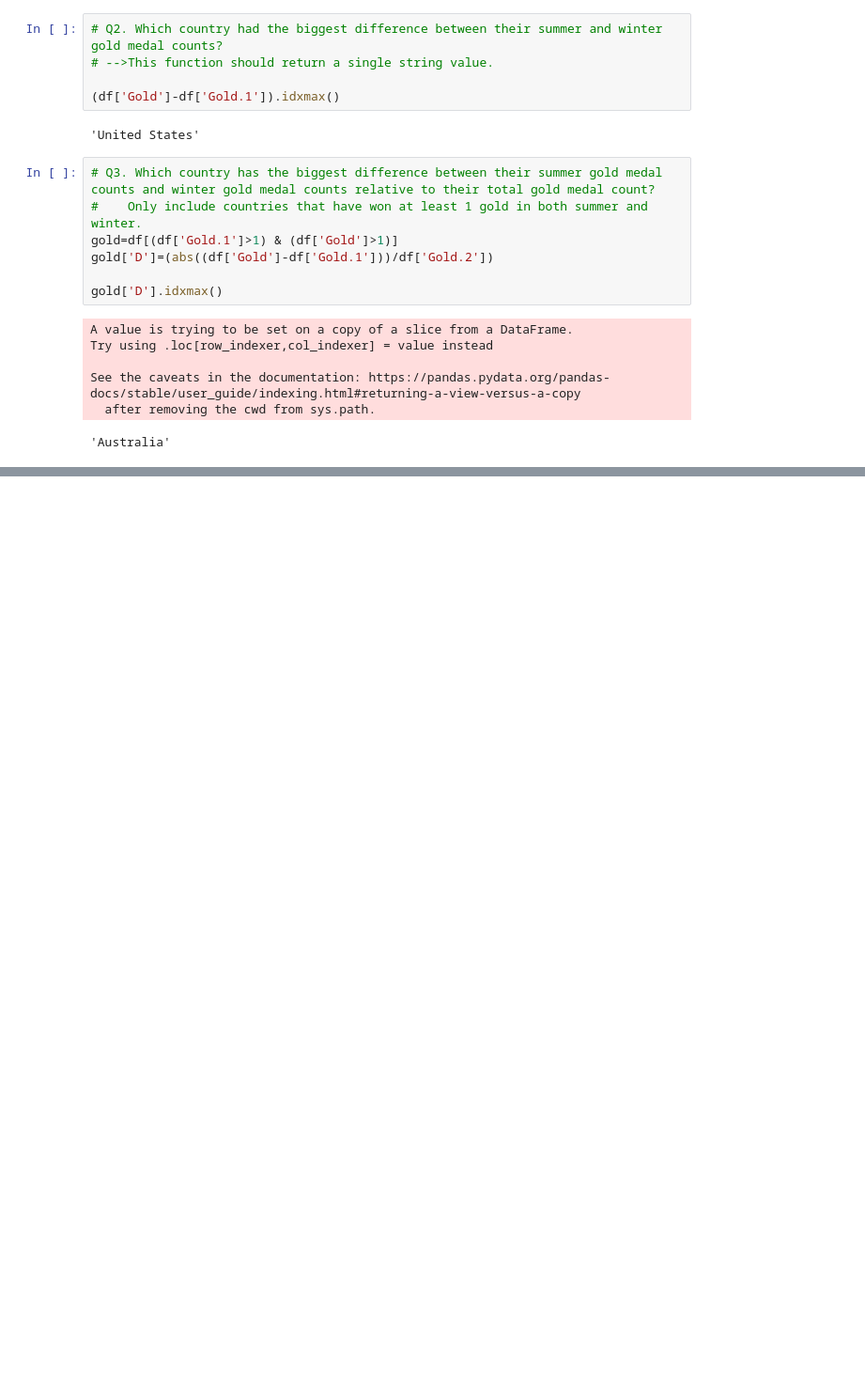
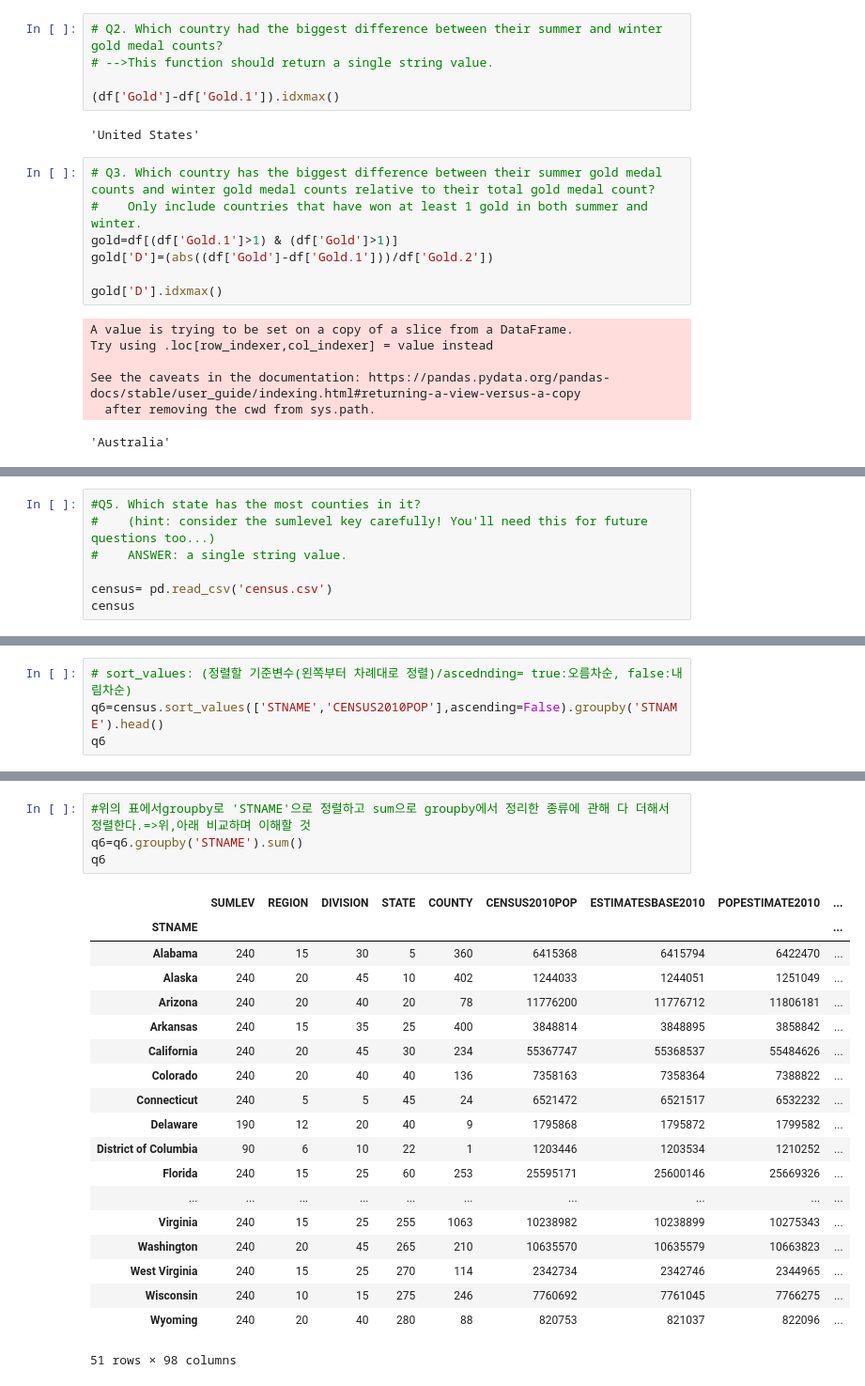
Before and after one commit to YHWOO13/Open-Course, a Jupyter notebook: UMICH-Introduction to Data Science in Python/ASSIGNMENT 2.ipynb, the cells around one changed output, grey strips where cells are left out. Shown: that part at 94% size. Saved outputs shown, nothing was run; the diff lists cells and outputs as text; blank space fills up the shorter version.

```diff
--- a/UMICH-Introduction to Data Science in Python/ASSIGNMENT 2.ipynb
+++ b/UMICH-Introduction to Data Science in Python/ASSIGNMENT 2.ipynb
@@ -95,0 +103,7 @@ See the caveats in the documentation: https://pandas.pydata.org/pandas-docs/stab
+# %%
+#Q5. Which state has the most counties in it?
+#    (hint: consider the sumlevel key carefully! You'll need this for future questions too...)
+#    ANSWER: a single string value.
+
+census= pd.read_csv('census.csv')
+census
@@ -95,0 +199,4 @@ See the caveats in the documentation: https://pandas.pydata.org/pandas-docs/stab
+# %%
+# sort_values: (정렬할 기준변수(왼쪽부터 차례대로 정렬)/ascednding= true:오름차순, false:내림차순)
+q6=census.sort_values(['STNAME','CENSUS2010POP'],ascending=False).groupby('STNAME').head()
+q6
@@ -95,0 +217,24 @@ See the caveats in the documentation: https://pandas.pydata.org/pandas-docs/stab
+# %%
+#위의 표에서groupby로 'STNAME'으로 정렬하고 sum으로 groupby에서 정리한 종류에 관해 다 더해서 정렬한다.=>위,아래 비교하며 이해할 것
+q6=q6.groupby('STNAME').sum()
+q6
+# %% [output]
+|  | SUMLEV | REGION | DIVISION | STATE | COUNTY | CENSUS2010POP | ESTIMATESBASE2010 | POPESTIMATE2010 | ... |
+| STNAME |  |  |  |  |  |  |  |  | ... |
+| Alabama | 240 | 15 | 30 | 5 | 360 | 6415368 | 6415794 | 6422470 | ... |
+| Alaska | 240 | 20 | 45 | 10 | 402 | 1244033 | 1244051 | 1251049 | ... |
+| Arizona | 240 | 20 | 40 | 20 | 78 | 11776200 | 11776712 | 11806181 | ... |
+| Arkansas | 240 | 15 | 35 | 25 | 400 | 3848814 | 3848895 | 3858842 | ... |
+| California | 240 | 20 | 45 | 30 | 234 | 55367747 | 55368537 | 55484626 | ... |
+| Colorado | 240 | 20 | 40 | 40 | 136 | 7358163 | 7358364 | 7388822 | ... |
+| Connecticut | 240 | 5 | 5 | 45 | 24 | 6521472 | 6521517 | 6532232 | ... |
+| Delaware | 190 | 12 | 20 | 40 | 9 | 1795868 | 1795872 | 1799582 | ... |
+| District of Columbia | 90 | 6 | 10 | 22 | 1 | 1203446 | 1203534 | 1210252 | ... |
+| Florida | 240 | 15 | 25 | 60 | 253 | 25595171 | 25600146 | 25669326 | ... |
+| ... | ... | ... | ... | ... | ... | ... | ... | ... | ... |
+| Virginia | 240 | 15 | 25 | 255 | 1063 | 10238982 | 10238899 | 10275343 | ... |
+| Washington | 240 | 20 | 45 | 265 | 210 | 10635570 | 10635579 | 10663823 | ... |
+| West Virginia | 240 | 15 | 25 | 270 | 114 | 2342734 | 2342746 | 2344965 | ... |
+| Wisconsin | 240 | 10 | 15 | 275 | 246 | 7760692 | 7761045 | 7766275 | ... |
+| Wyoming | 240 | 20 | 40 | 280 | 88 | 820753 | 821037 | 822096 | ... |
+51 rows × 98 columns
```
Also changed, not shown: parts of 19 cells of this notebook.
